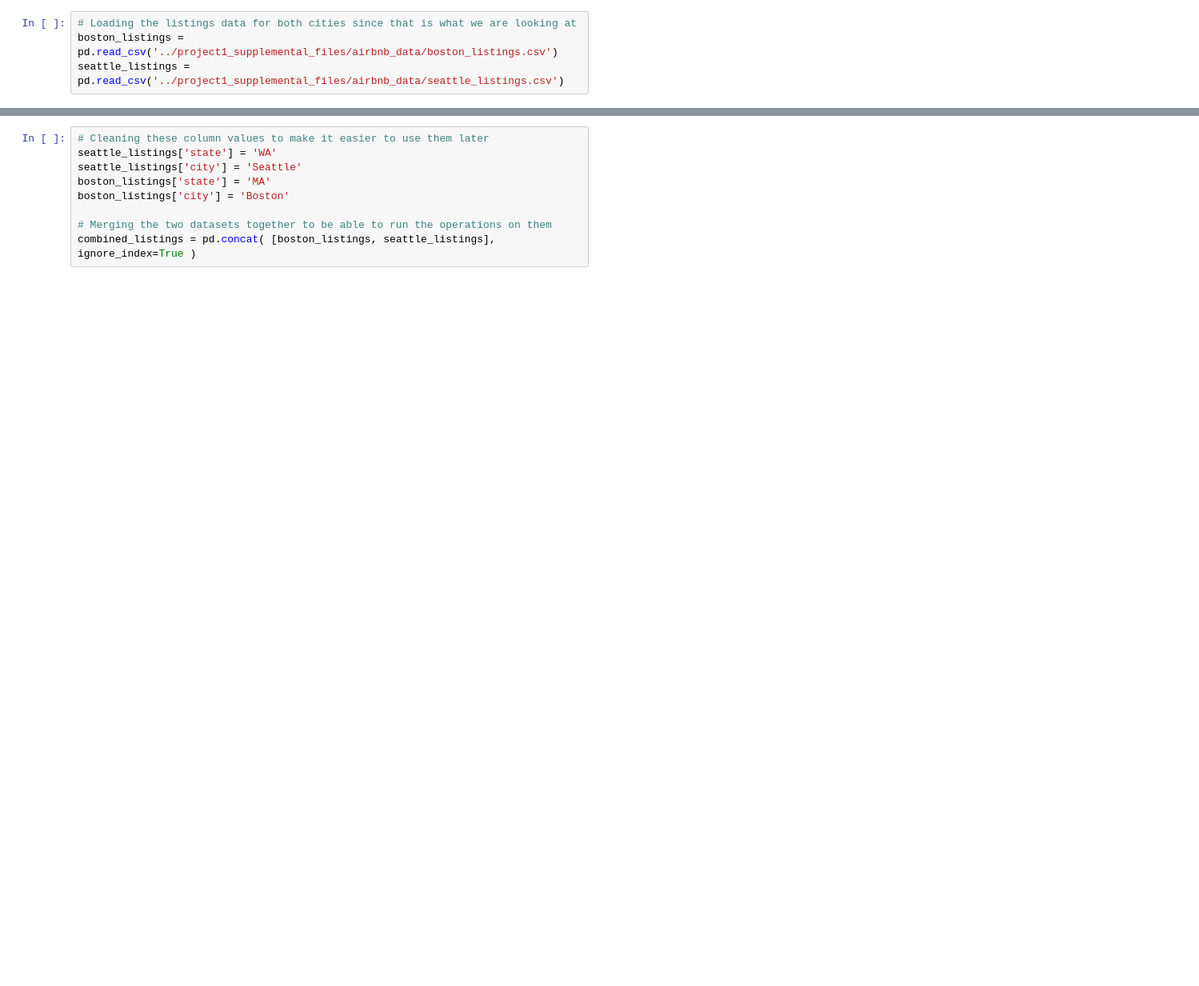
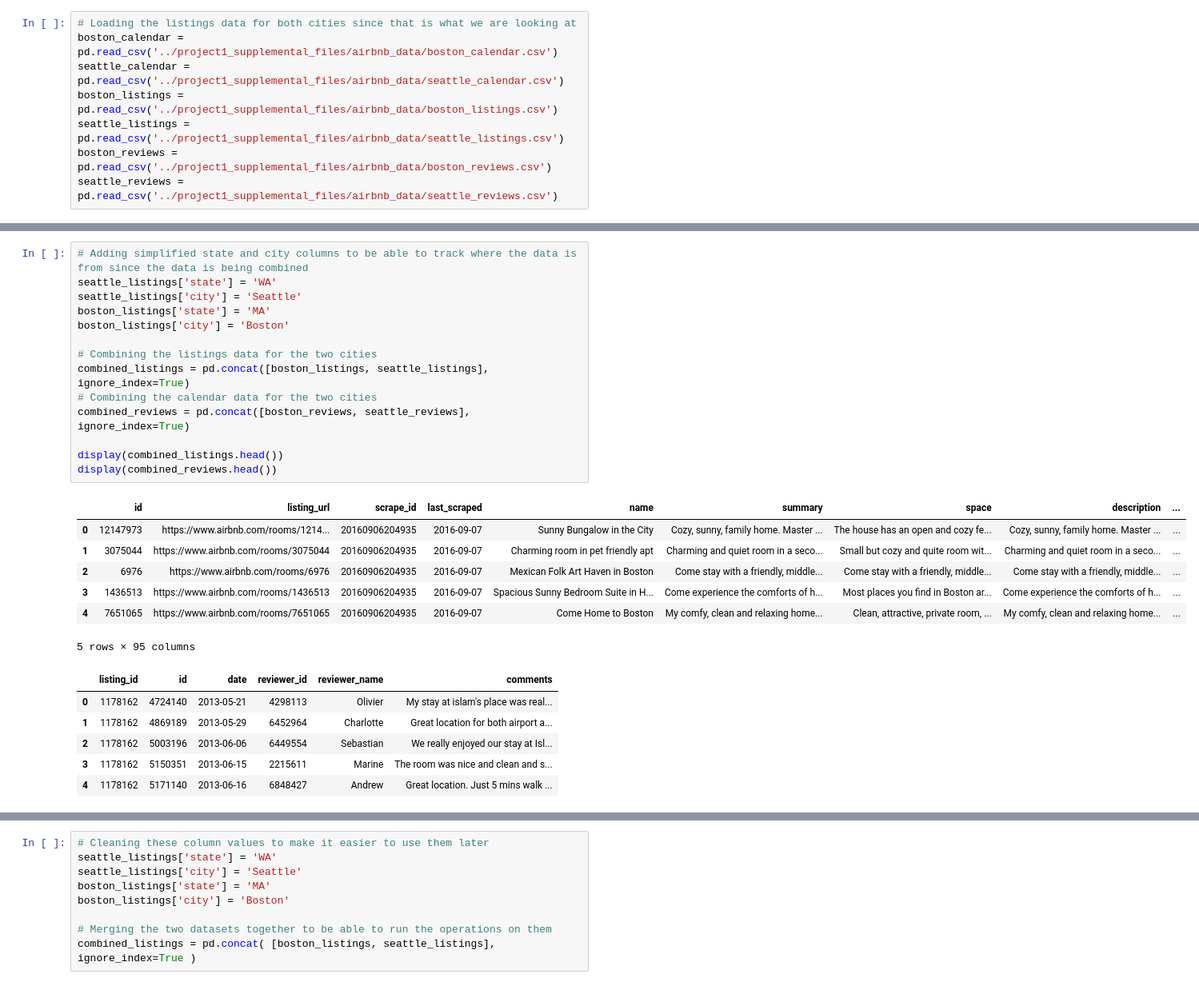
Before and after one commit to meeby280/UdacityDataScienceProject1, a Jupyter notebook: airbnb_exploration.ipynb, the cells around one changed output, grey strips where cells are left out. Shown: that part at 80% size. Cells and saved outputs as stored; diff of their text form; blank space fills up the shorter version.

```diff
--- a/airbnb_exploration.ipynb
+++ b/airbnb_exploration.ipynb
@@ -21,4 +30,8 @@ sns.set_theme(context='notebook', style="whitegrid")
 # %%
 # Loading the listings data for both cities since that is what we are looking at
+boston_calendar = pd.read_csv('../project1_supplemental_files/airbnb_data/boston_calendar.csv')
+seattle_calendar = pd.read_csv('../project1_supplemental_files/airbnb_data/seattle_calendar.csv')
 boston_listings = pd.read_csv('../project1_supplemental_files/airbnb_data/boston_listings.csv')
 seattle_listings = pd.read_csv('../project1_supplemental_files/airbnb_data/seattle_listings.csv')
+boston_reviews = pd.read_csv('../project1_supplemental_files/airbnb_data/boston_reviews.csv')
+seattle_reviews = pd.read_csv('../project1_supplemental_files/airbnb_data/seattle_reviews.csv')
@@ -26,0 +61,28 @@ seattle_listings = pd.read_csv('../project1_supplemental_files/airbnb_data/seatt
+# %%
+# Adding simplified state and city columns to be able to track where the data is from since the data is being combined
+seattle_listings['state'] = 'WA'
+seattle_listings['city'] = 'Seattle'
+boston_listings['state'] = 'MA'
+boston_listings['city'] = 'Boston'
+
+# Combining the listings data for the two cities
+combined_listings = pd.concat([boston_listings, seattle_listings], ignore_index=True)
+# Combining the calendar data for the two cities
+combined_reviews = pd.concat([boston_reviews, seattle_reviews], ignore_index=True)
+
+display(combined_listings.head())
+display(combined_reviews.head())
+# %% [output]
+|  | id | listing_url | scrape_id | last_scraped | name | summary | space | description | ... |
+| 0 | 12147973 | https://www.airbnb.com/rooms/1214... | 20160906204935 | 2016-09-07 | Sunny Bungalow in the City | Cozy, sunny, family home. Master ... | The house has an open and cozy fe... | Cozy, sunny, family home. Master ... | ... |
+| 1 | 3075044 | https://www.airbnb.com/rooms/3075044 | 20160906204935 | 2016-09-07 | Charming room in pet friendly apt | Charming and quiet room in a seco... | Small but cozy and quite room wit... | Charming and quiet room in a seco... | ... |
+| 2 | 6976 | https://www.airbnb.com/rooms/6976 | 20160906204935 | 2016-09-07 | Mexican Folk Art Haven in Boston | Come stay with a friendly, middle... | Come stay with a friendly, middle... | Come stay with a friendly, middle... | ... |
+| 3 | 1436513 | https://www.airbnb.com/rooms/1436513 | 20160906204935 | 2016-09-07 | Spacious Sunny Bedroom Suite in H... | Come experience the comforts of h... | Most places you find in Boston ar... | Come experience the comforts of h... | ... |
+| 4 | 7651065 | https://www.airbnb.com/rooms/7651065 | 20160906204935 | 2016-09-07 | Come Home to Boston | My comfy, clean and relaxing home... | Clean, attractive, private room, ... | My comfy, clean and relaxing home... | ... |
+5 rows × 95 columns
+|  | listing_id | id | date | reviewer_id | reviewer_name | comments |
+| 0 | 1178162 | 4724140 | 2013-05-21 | 4298113 | Olivier | My stay at islam's place was real... |
+| 1 | 1178162 | 4869189 | 2013-05-29 | 6452964 | Charlotte | Great location for both airport a... |
+| 2 | 1178162 | 5003196 | 2013-06-06 | 6449554 | Sebastian | We really enjoyed our stay at Isl... |
+| 3 | 1178162 | 5150351 | 2013-06-15 | 2215611 | Marine | The room was nice and clean and s... |
+| 4 | 1178162 | 5171140 | 2013-06-16 | 6848427 | Andrew | Great location. Just 5 mins walk ... |
```
Also changed, not shown: parts of 47 cells of this notebook, 3 other files.
